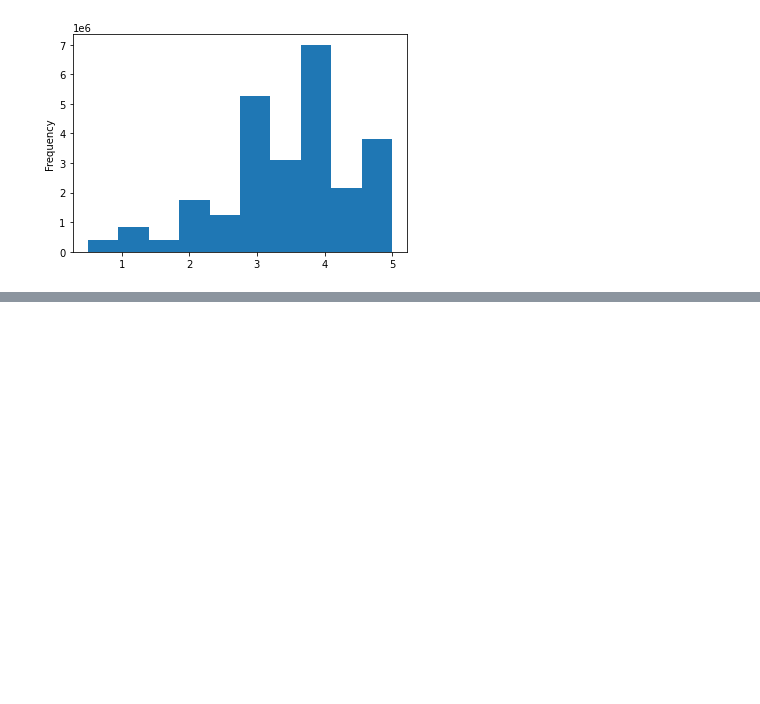
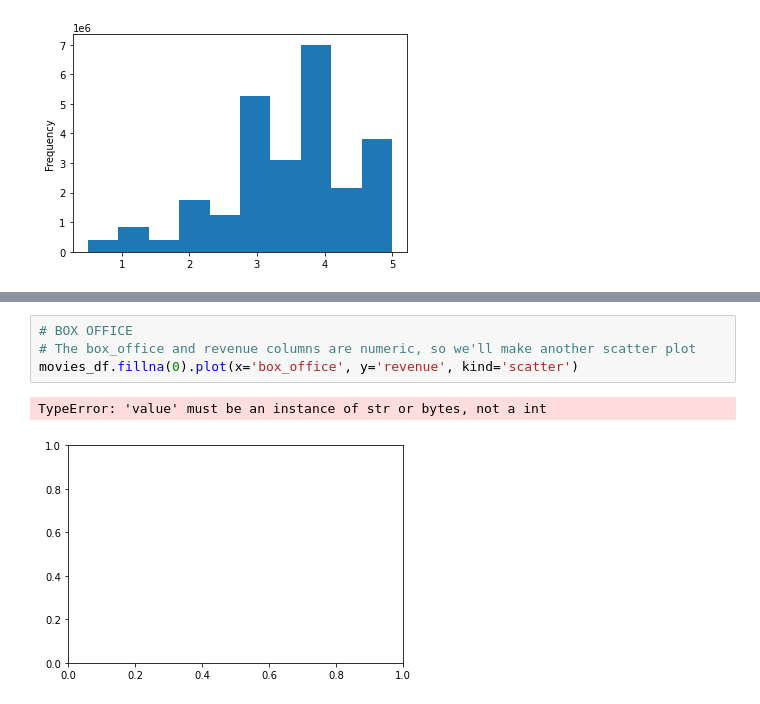
Before and after one commit to BiancaTaisePommerening/Movies-ETL, a Jupyter notebook: Extract_transform_movie_data.ipynb, the cells around one changed output, grey strips where cells are left out. Saved outputs shown, nothing was run; the diff lists cells and outputs as text; blank space fills up the shorter version.

```diff
--- a/Extract_transform_movie_data.ipynb
+++ b/Extract_transform_movie_data.ipynb
@@ -1039,0 +1119,7 @@ Name: rating, dtype: float64
+# %%
+# BOX OFFICE
+# The box_office and revenue columns are numeric, so we'll make another scatter plot
+movies_df.fillna(0).plot(x='box_office', y='revenue', kind='scatter')
+# %% [output]
+TypeError: 'value' must be an instance of str or bytes, not a int
+[figure, added]
```
Also changed, not shown: parts of 13 cells of this notebook.
